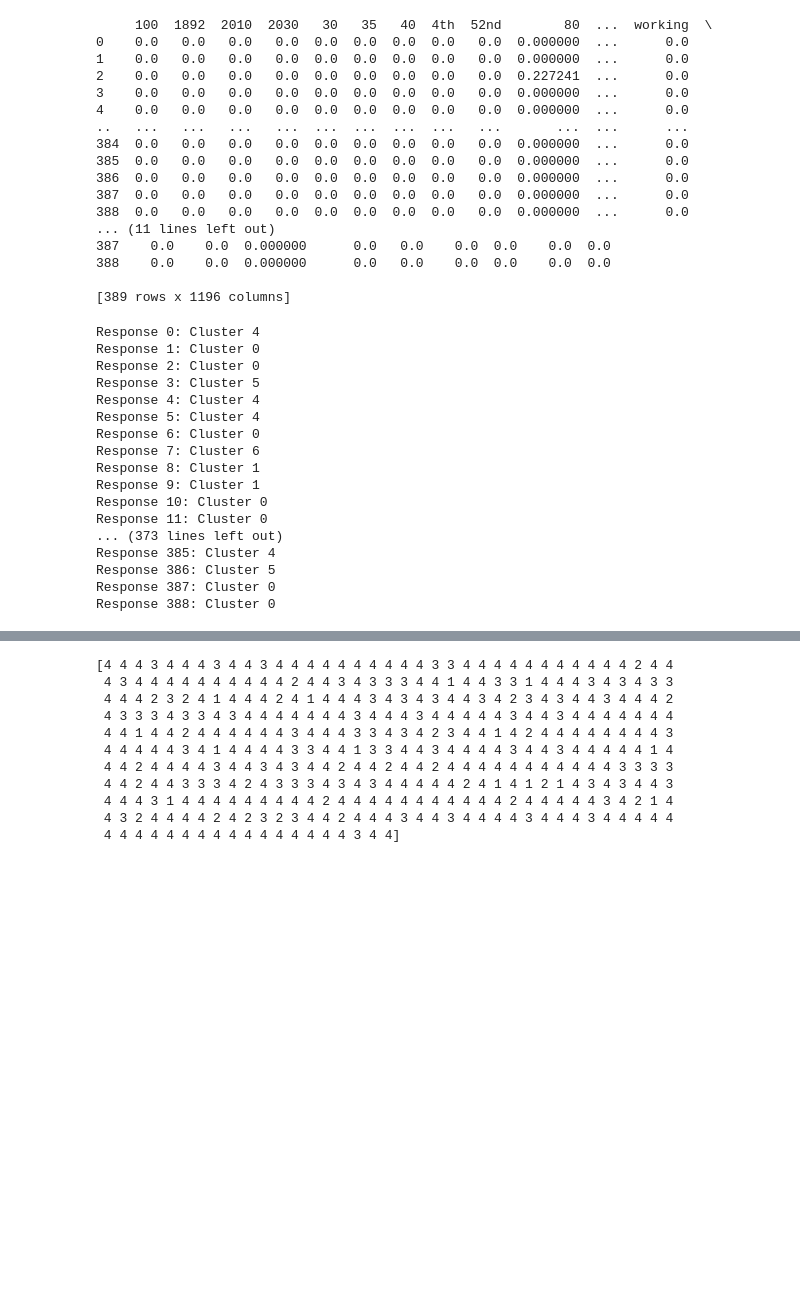
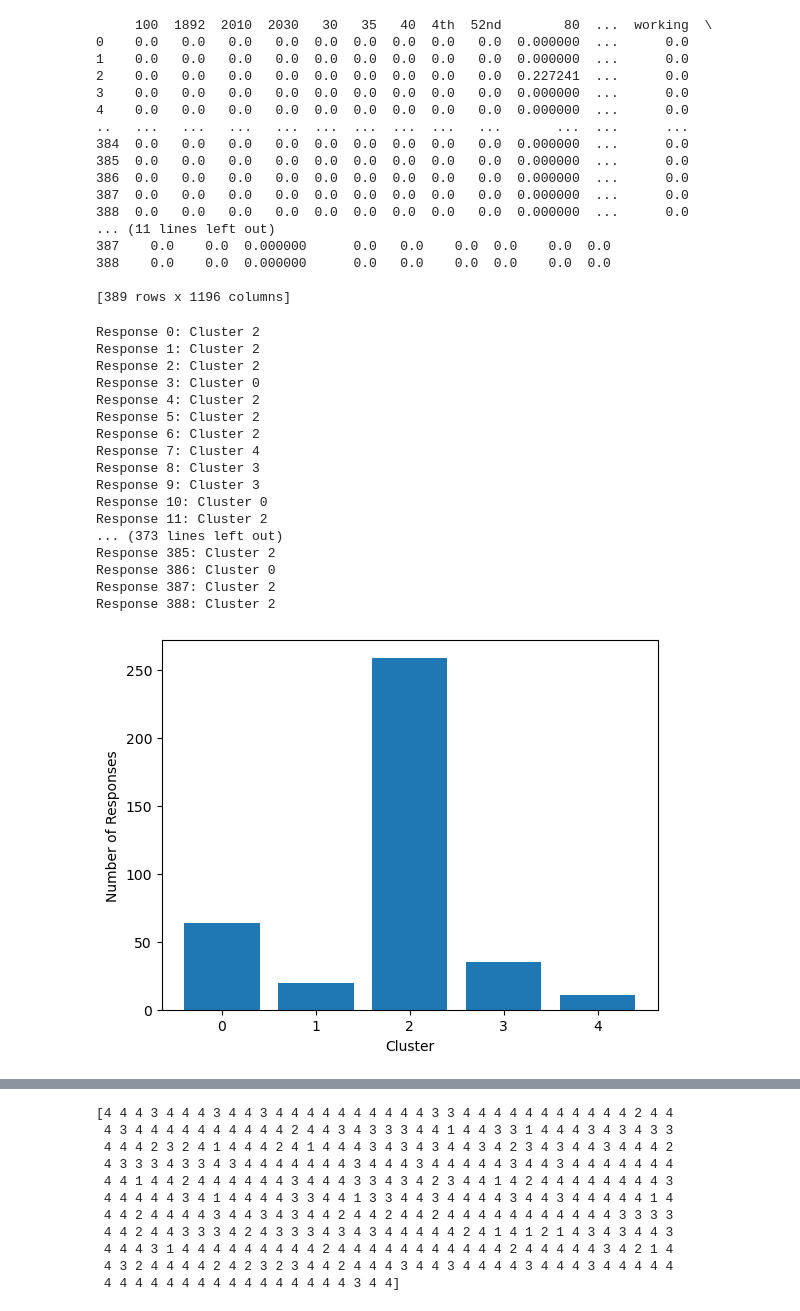
Before and after one commit to shreyasagrawal/Survey-Analysis-NLP, a Jupyter notebook: clustering.ipynb, the cells around one changed output, grey strips where cells are left out. Cells and saved outputs as stored; diff of their text form; code cells hidden in the pictures; blank space fills up the shorter version.

```diff
--- a/clustering.ipynb
+++ b/clustering.ipynb
@@ -111,30 +111,41 @@ print(df)
 cosine_sim = cosine_similarity(vectors)
 
 # cluster the data based on cosine similarity
-kmeans = KMeans(n_clusters=8, random_state=0).fit(cosine_sim)
+kmeans = KMeans(n_clusters=5, random_state=0).fit(cosine_sim)
 
 # Print the cluster labels for each response
 labels = kmeans.labels_
 for i, label in enumerate(labels):
     print(f"Response {i}: Cluster {label}")
 # %% [output]
-Response 0: Cluster 4
-Response 1: Cluster 0
-Response 2: Cluster 0
-Response 3: Cluster 5
-Response 4: Cluster 4
-Response 5: Cluster 4
-Response 6: Cluster 0
-Response 7: Cluster 6
-Response 8: Cluster 1
-Response 9: Cluster 1
+Response 0: Cluster 2
+Response 1: Cluster 2
+Response 2: Cluster 2
+Response 3: Cluster 0
+Response 4: Cluster 2
+Response 5: Cluster 2
+Response 6: Cluster 2
+Response 7: Cluster 4
+Response 8: Cluster 3
+Response 9: Cluster 3
 Response 10: Cluster 0
-Response 11: Cluster 0
+Response 11: Cluster 2
 ... (373 lines left out)
-Response 385: Cluster 4
-Response 386: Cluster 5
-Response 387: Cluster 0
-Response 388: Cluster 0
+Response 385: Cluster 2
+Response 386: Cluster 0
+Response 387: Cluster 2
+Response 388: Cluster 2
+# %%
+import matplotlib.pyplot as plt
+
+# Create histogram showing cluster sizes
+cluster_sizes = [sum(labels == i) for i in range(kmeans.n_clusters)]
+plt.bar(range(kmeans.n_clusters), cluster_sizes)
+plt.xlabel('Cluster')
+plt.ylabel('Number of Responses')
+plt.show()
+# %% [output]
+[figure, added]
 # %%
 import matplotlib.pyplot as plt
 
```
Also changed, not shown: parts of 5 cells of this notebook, 1 other file.
